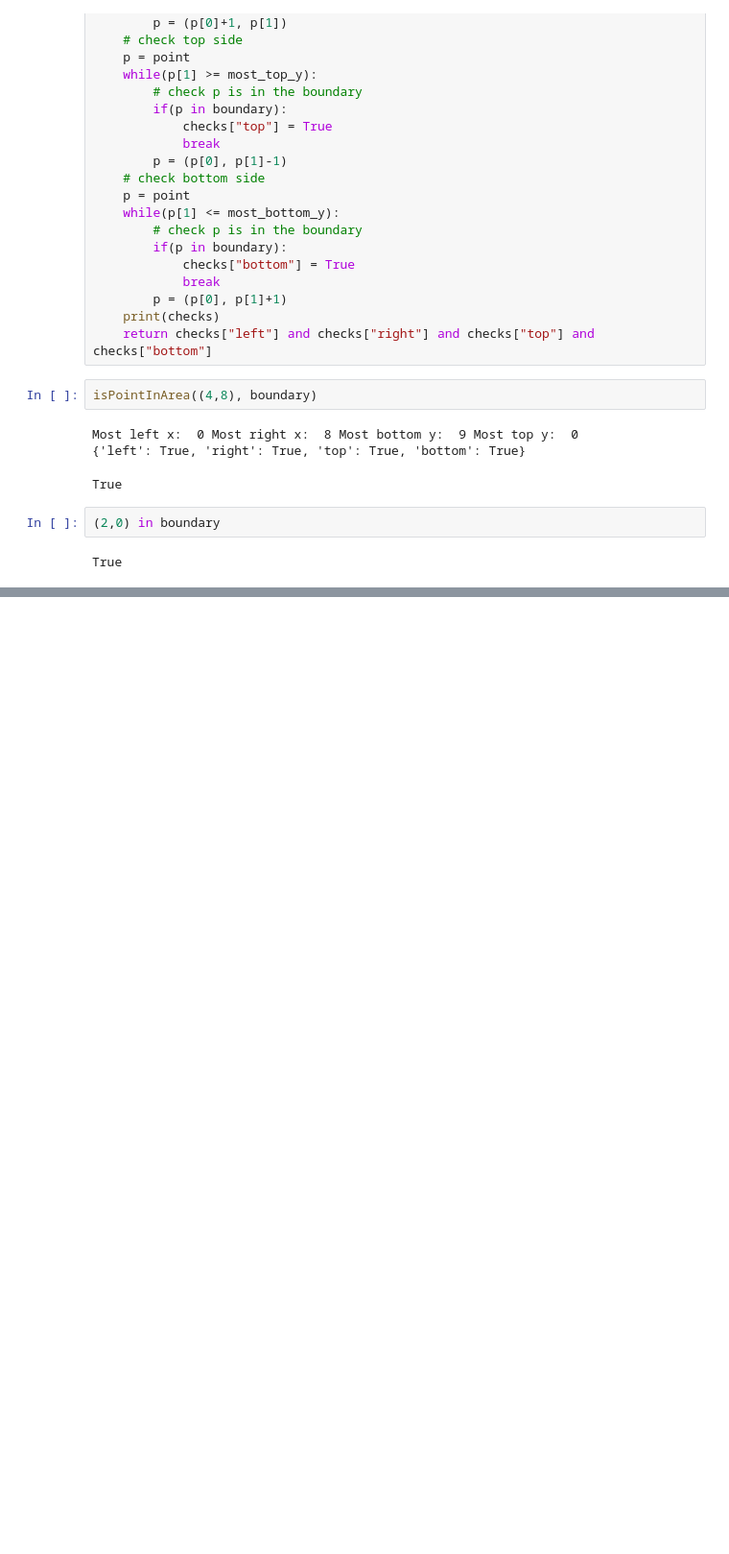
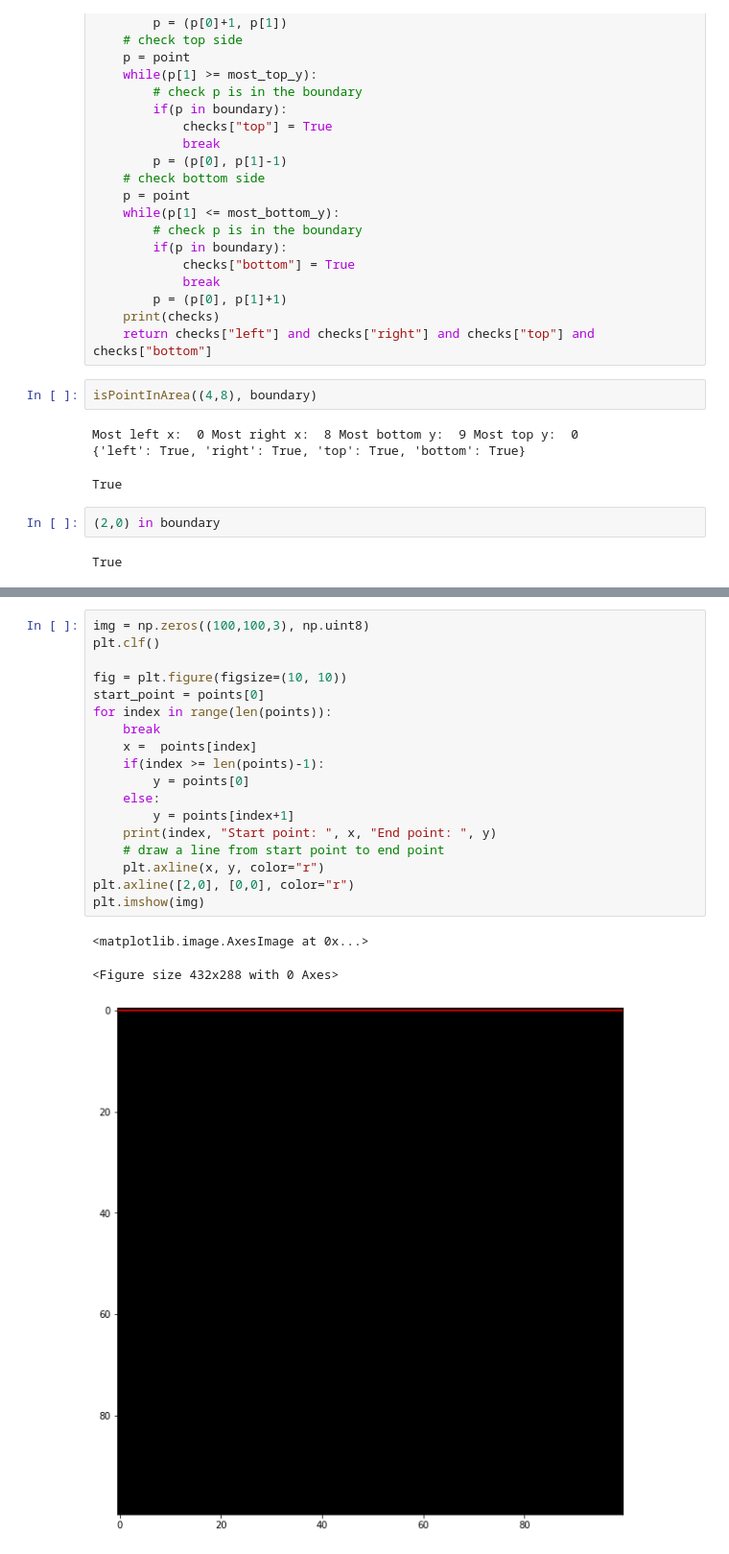
Before and after one commit to dsaha1656/orthogonal-hull, a Jupyter notebook: rectangular-partition.ipynb, the cells around one changed output, grey strips where cells are left out. Shown at 96% size. Saved outputs shown, nothing was run; the diff lists cells and outputs as text; blank space fills up the shorter version.

```diff
--- a/rectangular-partition.ipynb
+++ b/rectangular-partition.ipynb
@@ -182,0 +222,22 @@ True
+# %%
+img = np.zeros((100,100,3), np.uint8)
+plt.clf()
+
+fig = plt.figure(figsize=(10, 10))
+start_point = points[0]
+for index in range(len(points)):
+    break
+    x =  points[index]
+    if(index >= len(points)-1):
+        y = points[0]
+    else:
+        y = points[index+1]
+    print(index, "Start point: ", x, "End point: ", y)
+    # draw a line from start point to end point
+    plt.axline(x, y, color="r")
+plt.axline([2,0], [0,0], color="r")
+plt.imshow(img)
+# %% [output]
+<matplotlib.image.AxesImage at 0x...>
+<Figure size 432x288 with 0 Axes>
+[figure, added]
```
Also changed, not shown: parts of 4 cells of this notebook, 2 other files.
